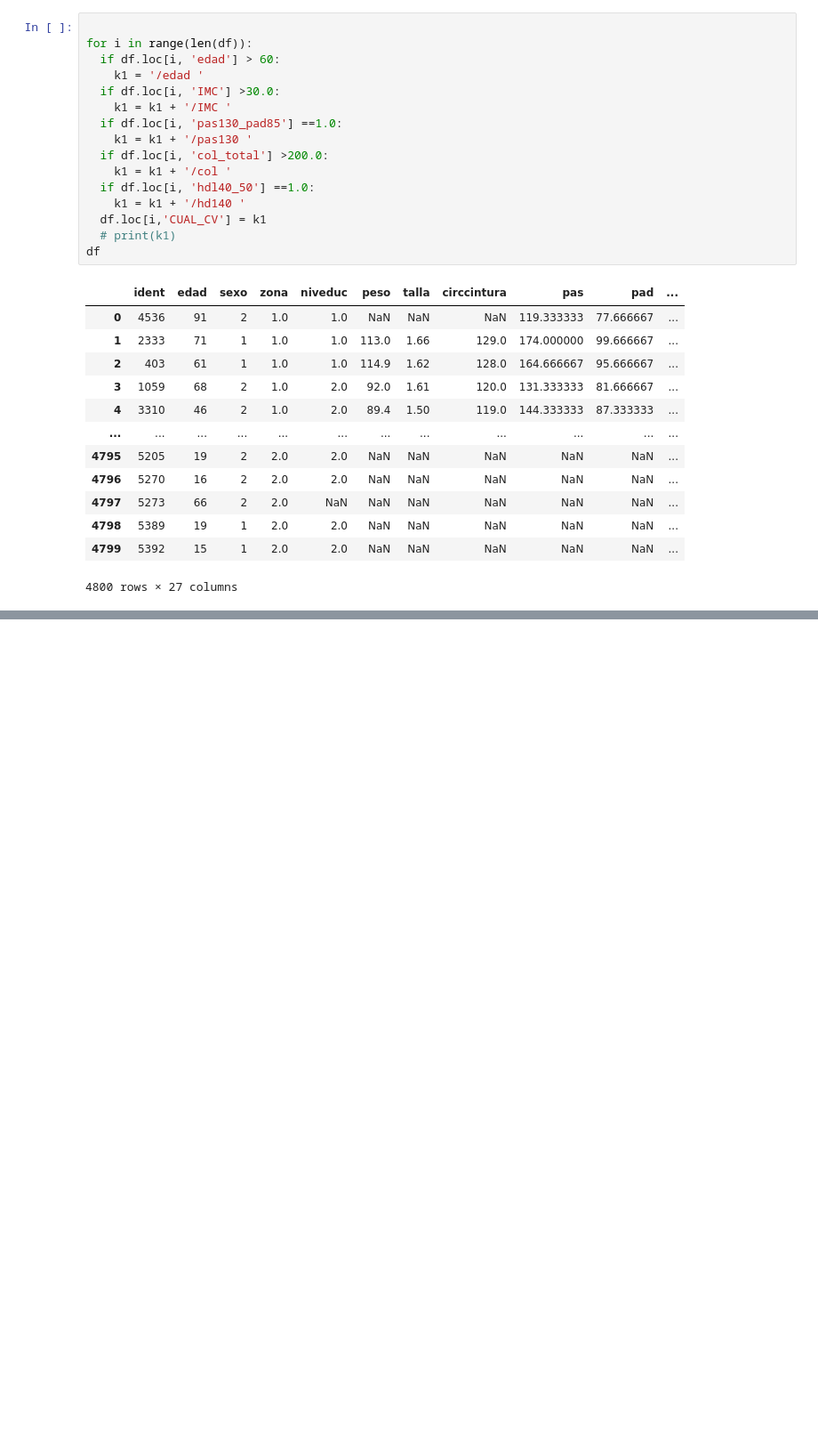
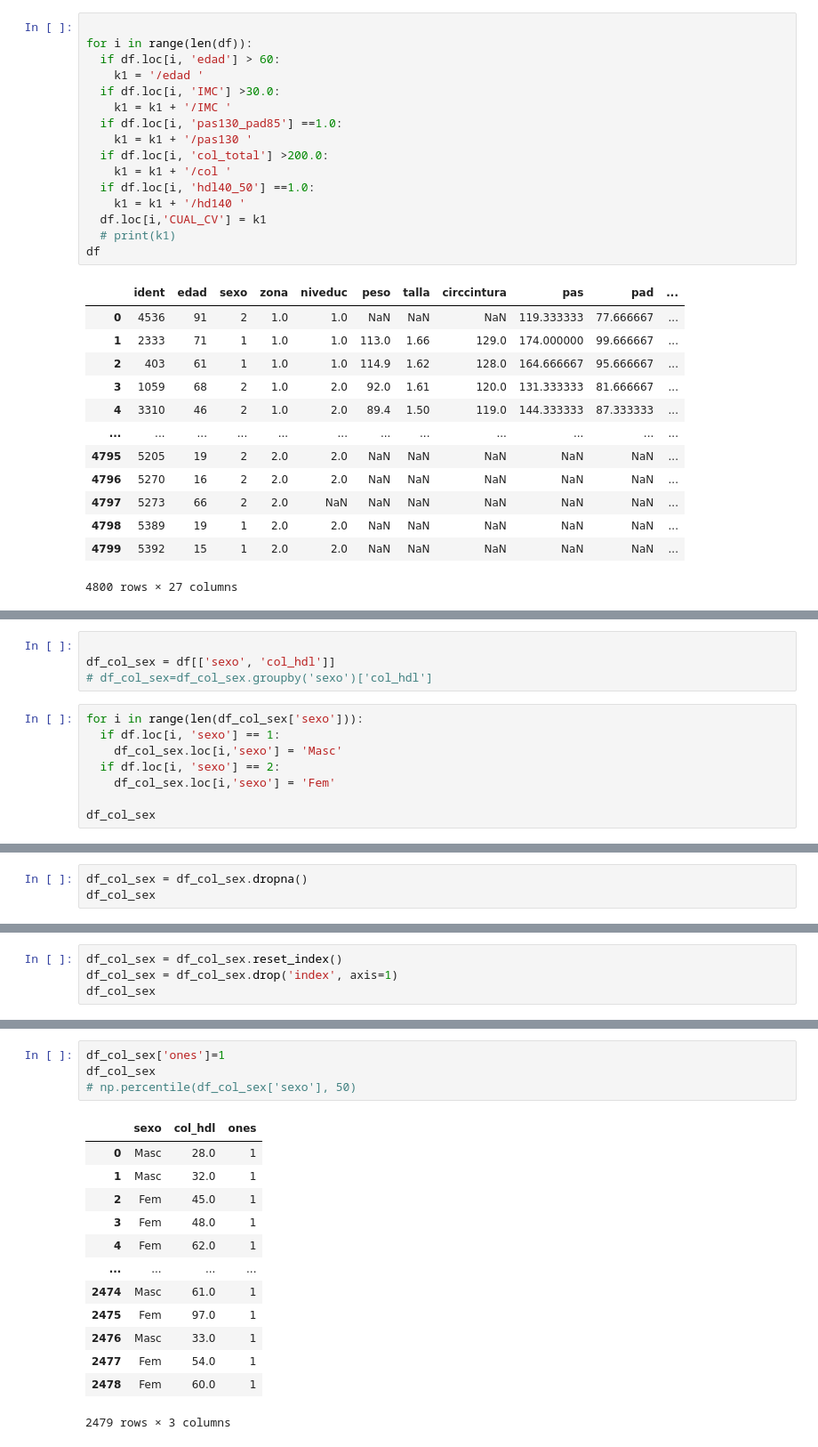
Before and after one commit to mandresblanco/Salud_Chile, a Jupyter notebook: Salud_chile_dataset.ipynb, the cells around one changed output, grey strips where cells are left out. Shown at 89% size. Drawn from its saved outputs; the diff is of its cells as text; blank space fills up the shorter version.

```diff
--- a/Salud_chile_dataset.ipynb
+++ b/Salud_chile_dataset.ipynb
@@ -194,0 +255,12 @@ df.to_csv(dir_pandas.format('Salud_Chile.csv'))
+# %%
+
+df_col_sex = df[['sexo', 'col_hdl']]
+# df_col_sex=df_col_sex.groupby('sexo')['col_hdl']
+# %%
+for i in range(len(df_col_sex['sexo'])):
+  if df.loc[i, 'sexo'] == 1:
+    df_col_sex.loc[i,'sexo'] = 'Masc'
+  if df.loc[i, 'sexo'] == 2:
+    df_col_sex.loc[i,'sexo'] = 'Fem'
+
+df_col_sex
@@ -194,0 +286,3 @@ df.to_csv(dir_pandas.format('Salud_Chile.csv'))
+# %%
+df_col_sex = df_col_sex.dropna()
+df_col_sex
@@ -194,0 +303,4 @@ df.to_csv(dir_pandas.format('Salud_Chile.csv'))
+# %%
+df_col_sex = df_col_sex.reset_index()
+df_col_sex = df_col_sex.drop('index', axis=1)
+df_col_sex
@@ -194,0 +321,18 @@ df.to_csv(dir_pandas.format('Salud_Chile.csv'))
+# %%
+df_col_sex['ones']=1
+df_col_sex
+# np.percentile(df_col_sex['sexo'], 50)
+# %% [output]
+|  | sexo | col_hdl | ones |
+| 0 | Masc | 28.0 | 1 |
+| 1 | Masc | 32.0 | 1 |
+| 2 | Fem | 45.0 | 1 |
+| 3 | Fem | 48.0 | 1 |
+| 4 | Fem | 62.0 | 1 |
+| ... | ... | ... | ... |
+| 2474 | Masc | 61.0 | 1 |
+| 2475 | Fem | 97.0 | 1 |
+| 2476 | Masc | 33.0 | 1 |
+| 2477 | Fem | 54.0 | 1 |
+| 2478 | Fem | 60.0 | 1 |
+2479 rows × 3 columns
```
Also changed, not shown: parts of 18 cells of this notebook.
